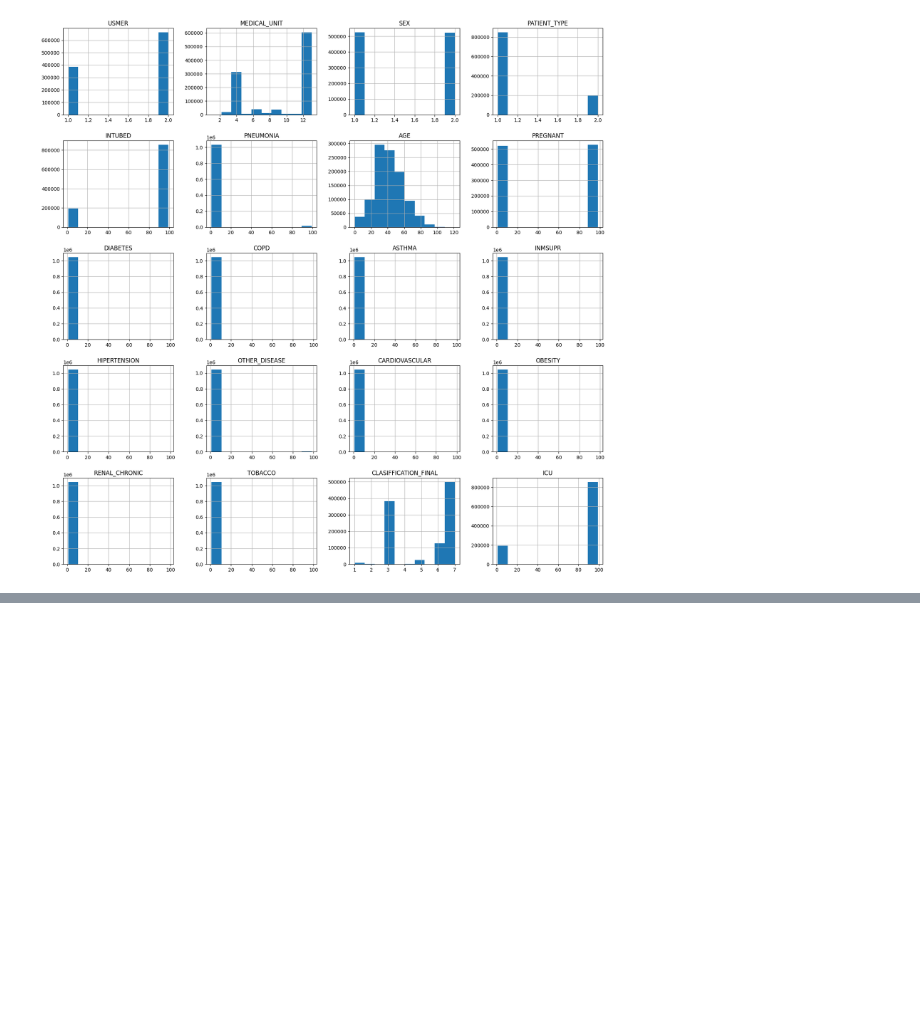
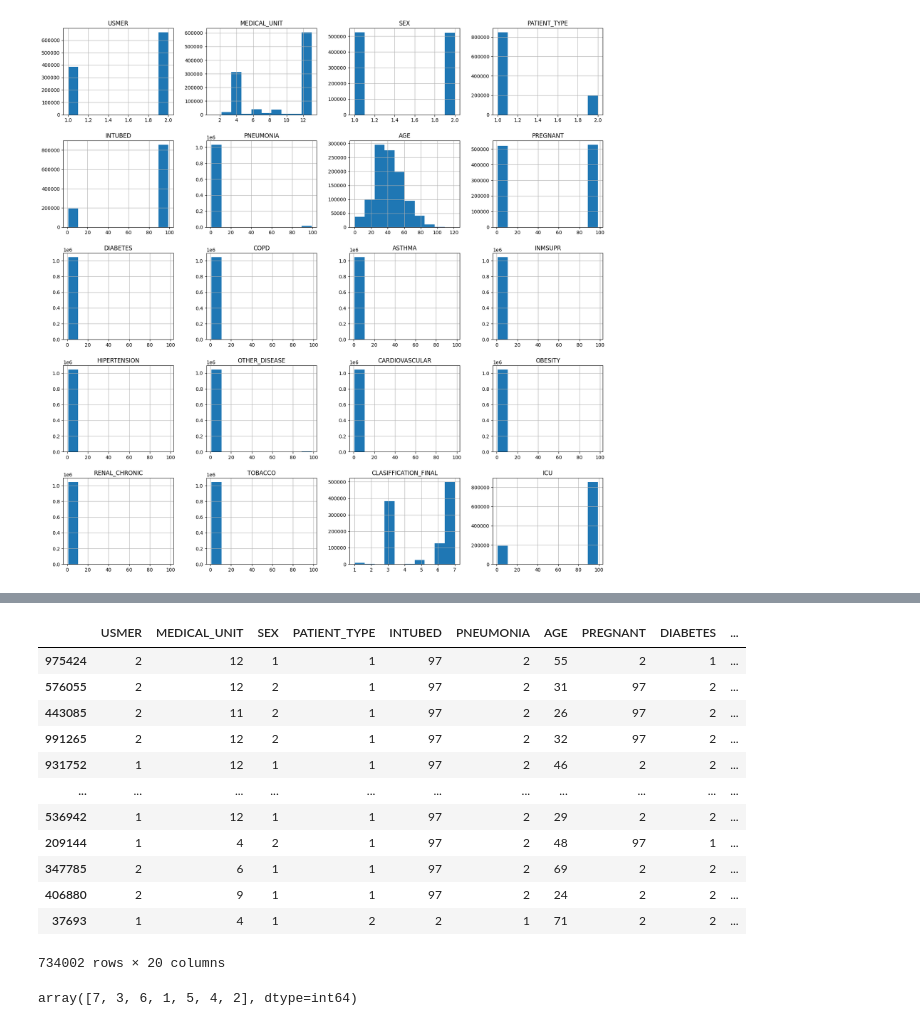
Before and after one commit to PeterOstr/pollock, a Jupyter notebook: covid_data.ipynb, the cells around one changed output, grey strips where cells are left out. Cells and saved outputs as stored; diff of their text form; code cells hidden in the pictures; blank space fills up the shorter version.

```diff
--- a/covid_data.ipynb
+++ b/covid_data.ipynb
@@ -116,0 +156,25 @@ data.hist(figsize=(20, 20));
+# %%
+X = data.drop('DATE_DIED',axis=1)
+y = data['DATE_DIED']
+# %%
+X_train, X_test, y_train, y_test = train_test_split(X,y, stratify=y,train_size=0.7, random_state=13)
+# %%
+X_train
+# %% [output]
+|  | USMER | MEDICAL_UNIT | SEX | PATIENT_TYPE | INTUBED | PNEUMONIA | AGE | PREGNANT | DIABETES | ... |
+| 975424 | 2 | 12 | 1 | 1 | 97 | 2 | 55 | 2 | 1 | ... |
+| 576055 | 2 | 12 | 2 | 1 | 97 | 2 | 31 | 97 | 2 | ... |
+| 443085 | 2 | 11 | 2 | 1 | 97 | 2 | 26 | 97 | 2 | ... |
+| 991265 | 2 | 12 | 2 | 1 | 97 | 2 | 32 | 97 | 2 | ... |
+| 931752 | 1 | 12 | 1 | 1 | 97 | 2 | 46 | 2 | 2 | ... |
+| ... | ... | ... | ... | ... | ... | ... | ... | ... | ... | ... |
+| 536942 | 1 | 12 | 1 | 1 | 97 | 2 | 29 | 2 | 2 | ... |
+| 209144 | 1 | 4 | 2 | 1 | 97 | 2 | 48 | 97 | 1 | ... |
+| 347785 | 2 | 6 | 1 | 1 | 97 | 2 | 69 | 2 | 2 | ... |
+| 406880 | 2 | 9 | 1 | 1 | 97 | 2 | 24 | 2 | 2 | ... |
+| 37693 | 1 | 4 | 1 | 2 | 2 | 1 | 71 | 2 | 2 | ... |
+734002 rows × 20 columns
+# %%
+X_train['CLASIFFICATION_FINAL'].unique()
+# %% [output]
+array([7, 3, 6, 1, 5, 4, 2], dtype=int64)
```
Also changed, not shown: parts of 3 cells of this notebook.
